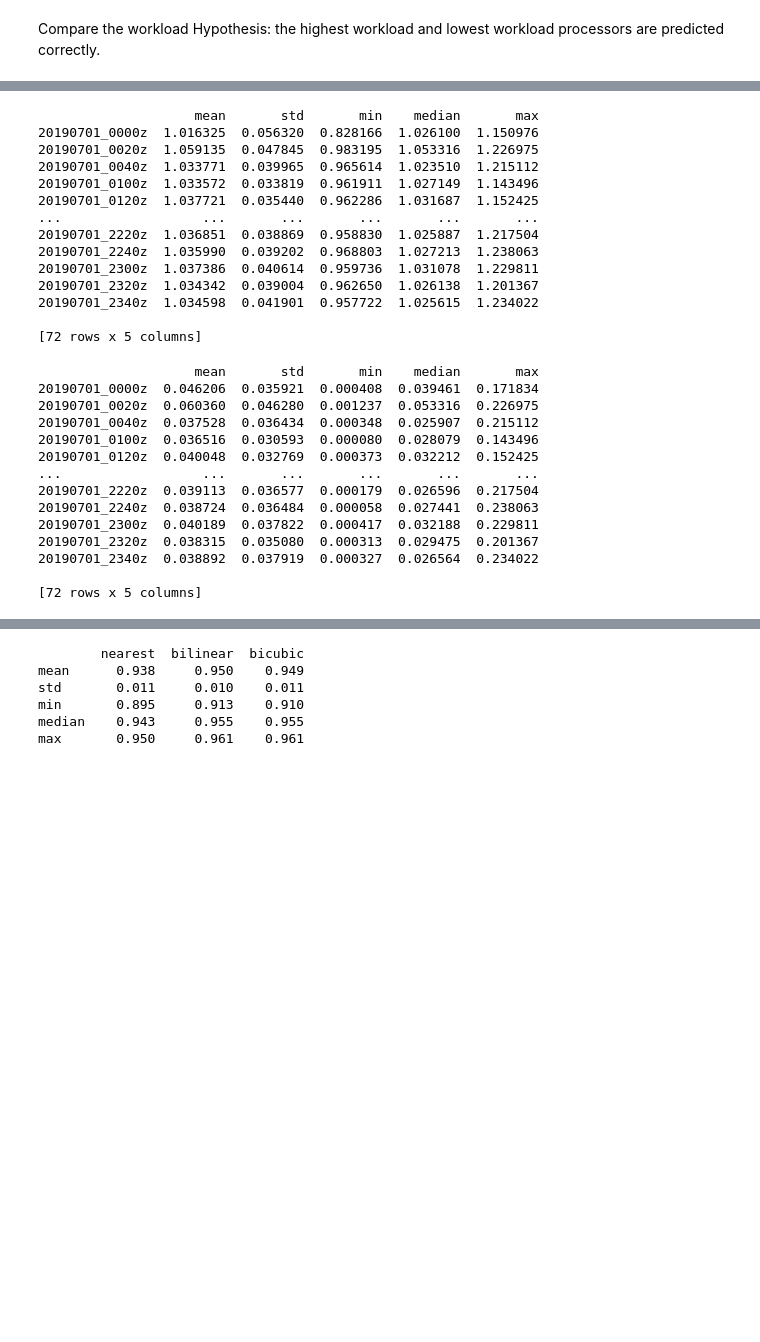
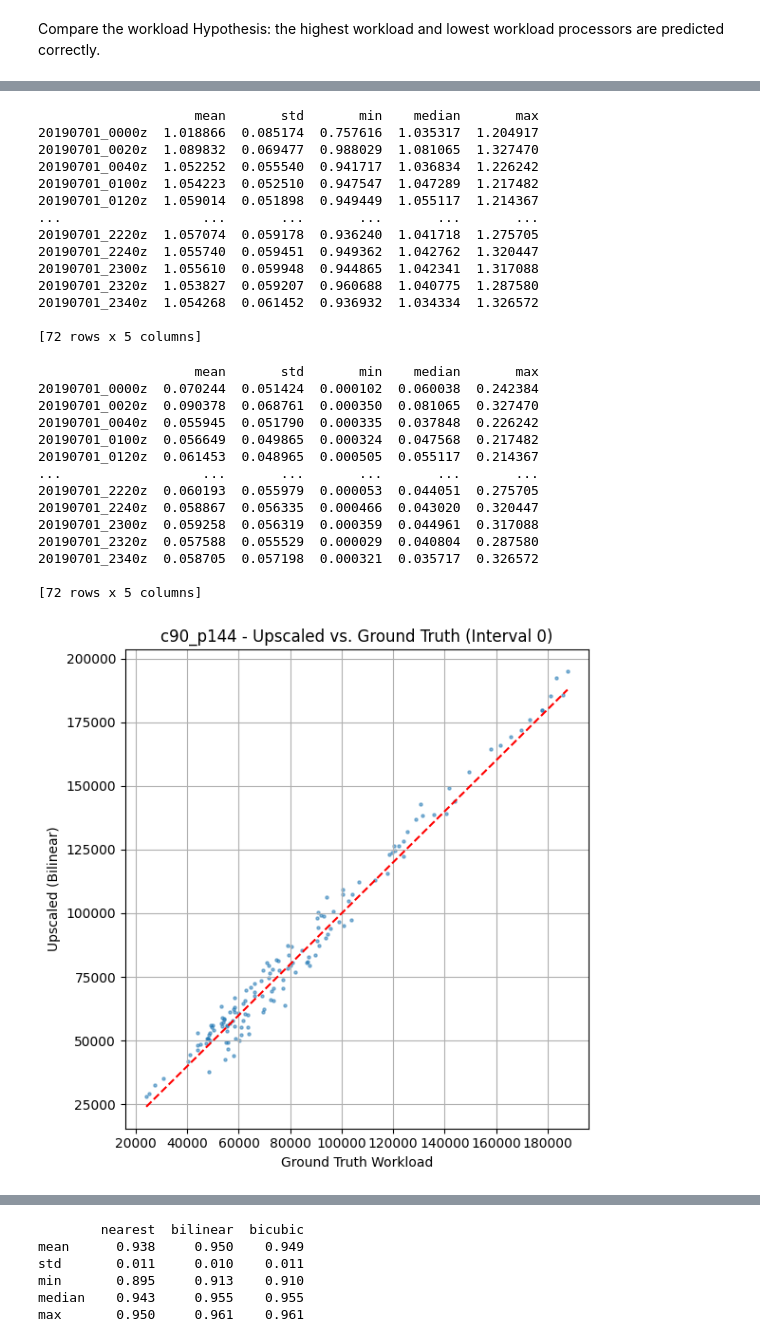
Before and after one commit to Jordan-Sun/simulated-chem, a Jupyter notebook: compare.ipynb, the cells around one changed output, grey strips where cells are left out. Saved outputs shown, nothing was run; the diff lists cells and outputs as text; code cells hidden in the pictures; blank space fills up the shorter version.

```diff
--- a/compare.ipynb
+++ b/compare.ipynb
@@ -130,9 +134,9 @@ Hypothesis: the highest workload and lowest workload processors are predicted co
 # Read the workload data
 workload_df = pd.read_csv(f"test/workloads/c{res}.csv", index_col=0, header=0)
 
-nearest_workload_df = pd.read_csv(f"temp/workloads/nearest_c24_to_c{res}.csv", index_col=0, header=0)
-bilinear_workload_df = pd.read_csv(f"temp/workloads/bilinear_c24_to_c{res}.csv", index_col=0, header=0)
-bicubic_workload_df = pd.read_csv(f"temp/workloads/bicubic_c24_to_c{res}.csv", index_col=0, header=0)
+nearest_workload_df = pd.read_csv(f"test/workloads/nearest_c24_to_c{res}.csv", index_col=0, header=0)
+bilinear_workload_df = pd.read_csv(f"test/workloads/bilinear_c24_to_c{res}.csv", index_col=0, header=0)
+bicubic_workload_df = pd.read_csv(f"test/workloads/bicubic_c24_to_c{res}.csv", index_col=0, header=0)
 
 # Trim the original workload to match the upscaled intervals
 workload_df = workload_df[bilinear_workload_df.columns]
@@ -323,17 +327,17 @@ ratios_workload_summary.rename(
 print(ratios_workload_summary)
 # %% [output]
                     mean       std       min    median       max
-20190701_0000z  1.016325  0.056320  0.828166  1.026100  1.150976
-20190701_0020z  1.059135  0.047845  0.983195  1.053316  1.226975
-20190701_0040z  1.033771  0.039965  0.965614  1.023510  1.215112
-20190701_0100z  1.033572  0.033819  0.961911  1.027149  1.143496
-20190701_0120z  1.037721  0.035440  0.962286  1.031687  1.152425
+20190701_0000z  1.018866  0.085174  0.757616  1.035317  1.204917
+20190701_0020z  1.089832  0.069477  0.988029  1.081065  1.327470
+20190701_0040z  1.052252  0.055540  0.941717  1.036834  1.226242
+20190701_0100z  1.054223  0.052510  0.947547  1.047289  1.217482
+20190701_0120z  1.059014  0.051898  0.949449  1.055117  1.214367
 ...                  ...       ...       ...       ...       ...
-20190701_2220z  1.036851  0.038869  0.958830  1.025887  1.217504
-20190701_2240z  1.035990  0.039202  0.968803  1.027213  1.238063
-20190701_2300z  1.037386  0.040614  0.959736  1.031078  1.229811
-20190701_2320z  1.034342  0.039004  0.962650  1.026138  1.201367
-20190701_2340z  1.034598  0.041901  0.957722  1.025615  1.234022
+20190701_2220z  1.057074  0.059178  0.936240  1.041718  1.275705
+20190701_2240z  1.055740  0.059451  0.949362  1.042762  1.320447
+20190701_2300z  1.055610  0.059948  0.944865  1.042341  1.317088
+20190701_2320z  1.053827  0.059207  0.960688  1.040775  1.287580
+20190701_2340z  1.054268  0.061452  0.936932  1.034334  1.326572
 
 [72 rows x 5 columns]
 # %%
@@ -354,16 +358,35 @@ abs_ratio_dev_workload_summary.rename(
 print(abs_ratio_dev_workload_summary)
 # %% [output]
                     mean       std       min    median       max
-20190701_0000z  0.046206  0.035921  0.000408  0.039461  0.171834
-20190701_0020z  0.060360  0.046280  0.001237  0.053316  0.226975
-20190701_0040z  0.037528  0.036434  0.000348  0.025907  0.215112
-20190701_0100z  0.036516  0.030593  0.000080  0.028079  0.143496
-20190701_0120z  0.040048  0.032769  0.000373  0.032212  0.152425
+20190701_0000z  0.070244  0.051424  0.000102  0.060038  0.242384
+20190701_0020z  0.090378  0.068761  0.000350  0.081065  0.327470
+20190701_0040z  0.055945  0.051790  0.000335  0.037848  0.226242
+20190701_0100z  0.056649  0.049865  0.000324  0.047568  0.217482
+20190701_0120z  0.061453  0.048965  0.000505  0.055117  0.214367
 ...                  ...       ...       ...       ...       ...
-20190701_2220z  0.039113  0.036577  0.000179  0.026596  0.217504
-20190701_2240z  0.038724  0.036484  0.000058  0.027441  0.238063
-20190701_2300z  0.040189  0.037822  0.000417  0.032188  0.229811
-20190701_2320z  0.038315  0.035080  0.000313  0.029475  0.201367
-20190701_2340z  0.038892  0.037919  0.000327  0.026564  0.234022
+20190701_2220z  0.060193  0.055979  0.000053  0.044051  0.275705
+20190701_2240z  0.058867  0.056335  0.000466  0.043020  0.320447
+20190701_2300z  0.059258  0.056319  0.000359  0.044961  0.317088
+20190701_2320z  0.057588  0.055529  0.000029  0.040804  0.287580
+20190701_2340z  0.058705  0.057198  0.000321  0.035717  0.326572
 
 [72 rows x 5 columns]
+# %%
+import matplotlib.pyplot as plt
+
+# Plot a scatter plot for processor workload between the original and bilinear upscaled workloads
+interval = 0  # start with a representative interval
+x = og_workload.iloc[:, interval].values
+y = bilinear_workload.iloc[:, interval].values
+
+plt.figure(figsize=(6, 6))
+plt.scatter(x, y, alpha=0.5, s=5)
+plt.plot([x.min(), x.max()], [x.min(), x.max()], color="red", linestyle="--")
+plt.xlabel("Ground Truth Workload")
+plt.ylabel("Upscaled (Bilinear)")
+plt.title(f"{case} - Upscaled vs. Ground Truth (Interval {interval})")
+plt.grid(True)
+plt.tight_layout()
+plt.show()
+# %% [output]
+[figure, added]
```
Also changed, not shown: parts of 13 cells of this notebook, 2 other files.
